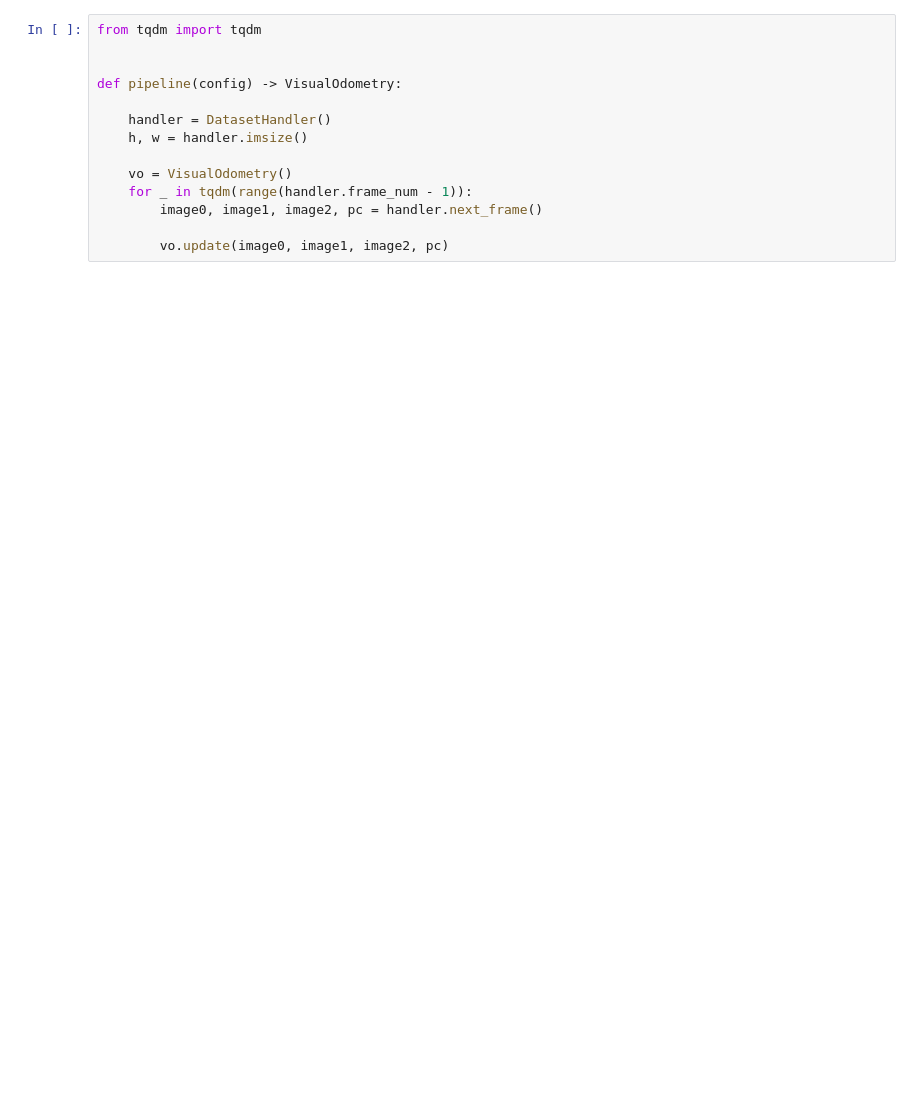
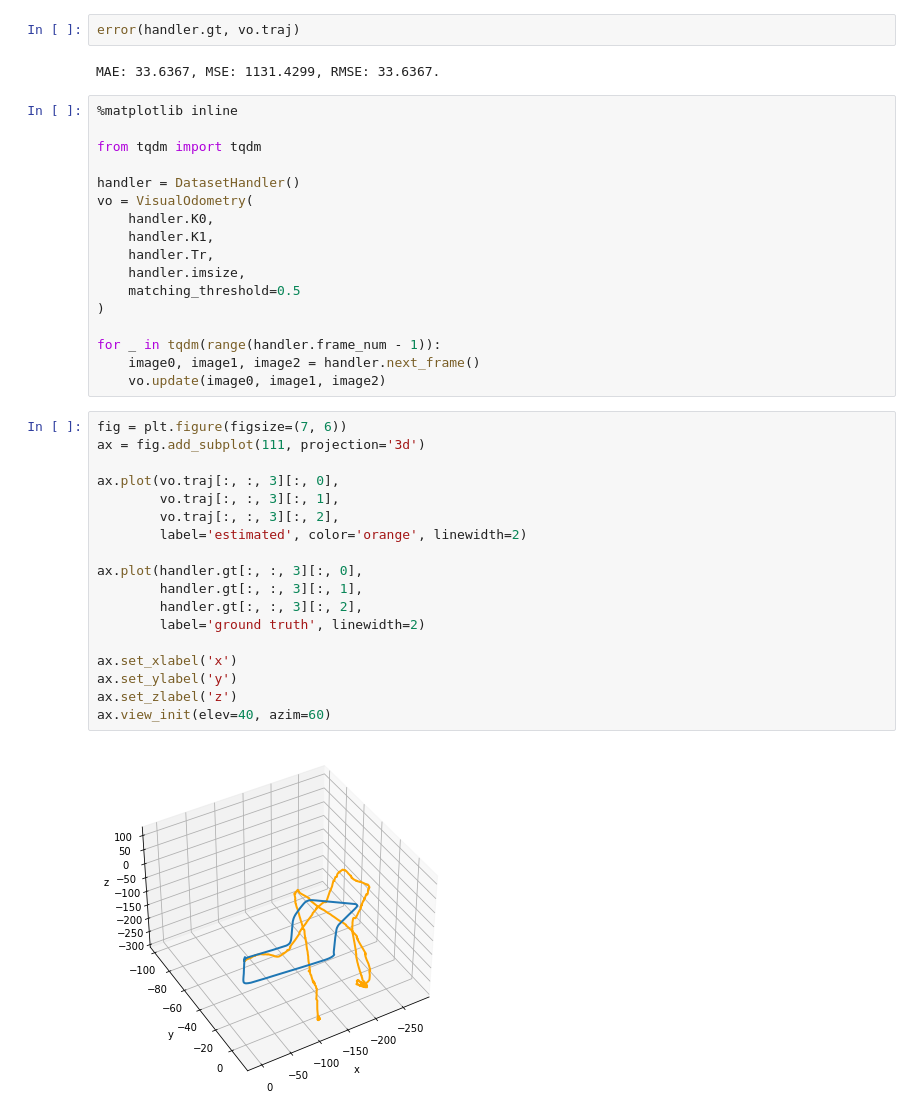
Before and after one commit to KoKoLates/kitti-dataset-visualize, a Jupyter notebook: notebook/main.ipynb, the cells around one changed output. Cells and saved outputs as stored; diff of their text form; blank space fills up the shorter version.

Commit message:
feat(vo): update error calculate

```diff
--- a/notebook/main.ipynb
+++ b/notebook/main.ipynb
@@ -263,14 +327,41 @@ class VisualOdometry(object):
+# %%
+error(handler.gt, vo.traj)
+# %% [output]
+MAE: 33.6367, MSE: 1131.4299, RMSE: 33.6367.
 # %%
+%matplotlib inline
+
 from tqdm import tqdm
 
+handler = DatasetHandler()
+vo = VisualOdometry(
+    handler.K0,
+    handler.K1,
+    handler.Tr,
+    handler.imsize,
+    matching_threshold=0.5
+)
 
-def pipeline(config) -> VisualOdometry:
-
-    handler = DatasetHandler()
-    h, w = handler.imsize()
-
-    vo = VisualOdometry()
-    for _ in tqdm(range(handler.frame_num - 1)):
-        image0, image1, image2, pc = handler.next_frame()
-
-        vo.update(image0, image1, image2, pc)
+for _ in tqdm(range(handler.frame_num - 1)):
+    image0, image1, image2 = handler.next_frame()
+    vo.update(image0, image1, image2)
+# %%
+fig = plt.figure(figsize=(7, 6))
+ax = fig.add_subplot(111, projection='3d')
+
+ax.plot(vo.traj[:, :, 3][:, 0],
+        vo.traj[:, :, 3][:, 1],
+        vo.traj[:, :, 3][:, 2],
+        label='estimated', color='orange', linewidth=2)
+
+ax.plot(handler.gt[:, :, 3][:, 0],
+        handler.gt[:, :, 3][:, 1],
+        handler.gt[:, :, 3][:, 2],
+        label='ground truth', linewidth=2)
+
+ax.set_xlabel('x')
+ax.set_ylabel('y')
+ax.set_zlabel('z')
+ax.view_init(elev=40, azim=60)
+# %% [output]
+[figure, added]
```
Also changed, not shown: parts of 10 cells of this notebook.
